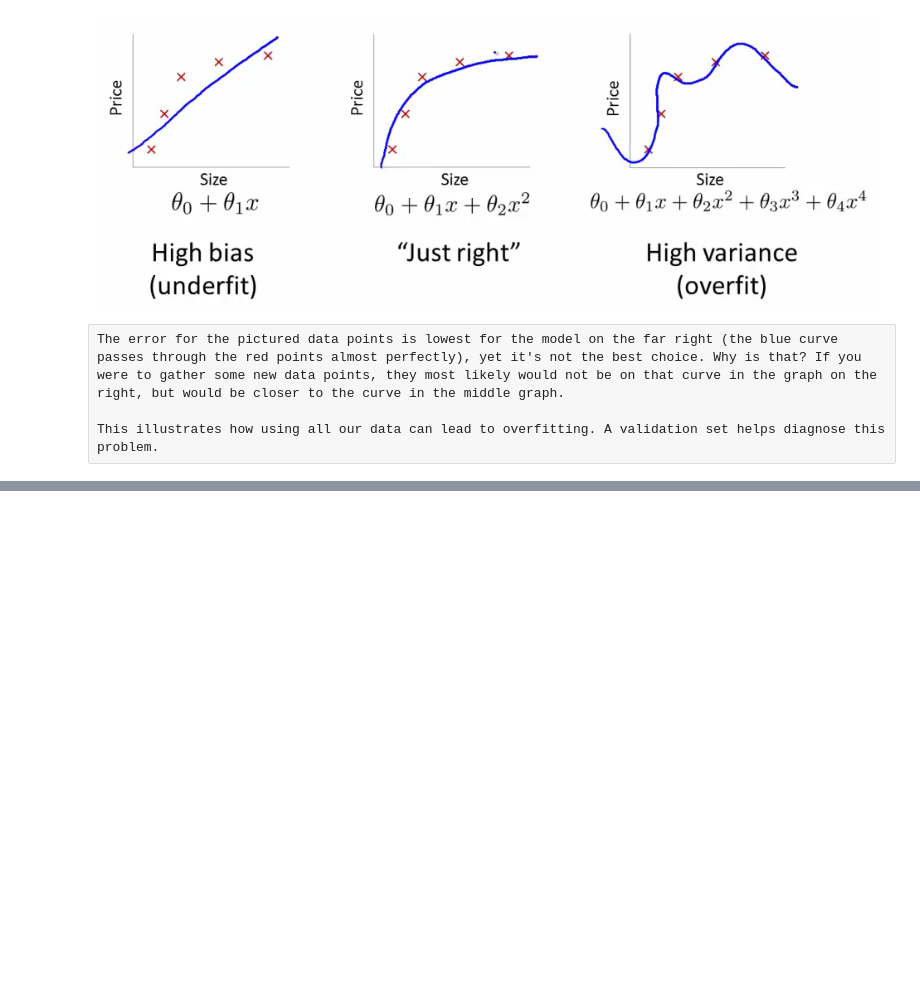
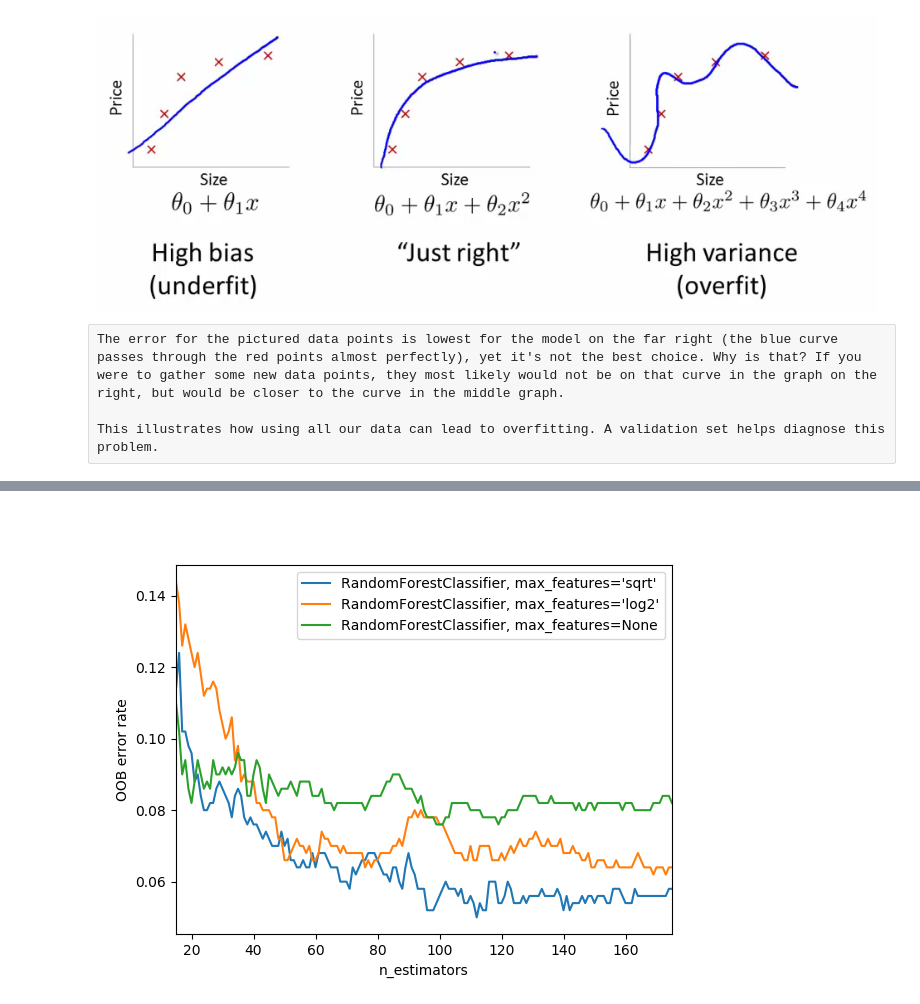
Before and after one commit to ViswanathRavindran/FastAi-ML, a Jupyter notebook: FastAi-ML1.ipynb, the cells around one changed output, grey strips where cells are left out. Drawn from its saved outputs; the diff is of its cells as text; code cells hidden in the pictures; blank space fills up the shorter version.

```diff
--- a/FastAi-ML1.ipynb
+++ b/FastAi-ML1.ipynb
@@ -207,0 +426,4 @@ This illustrates how using all our data can lead to overfitting. A validation se
+# %%
+Image("http://scikit-learn.org/stable/_images/sphx_glr_plot_ensemble_oob_001.png")
+# %% [output]
+[figure, added]
```
Also changed, not shown: parts of 57 cells of this notebook.
